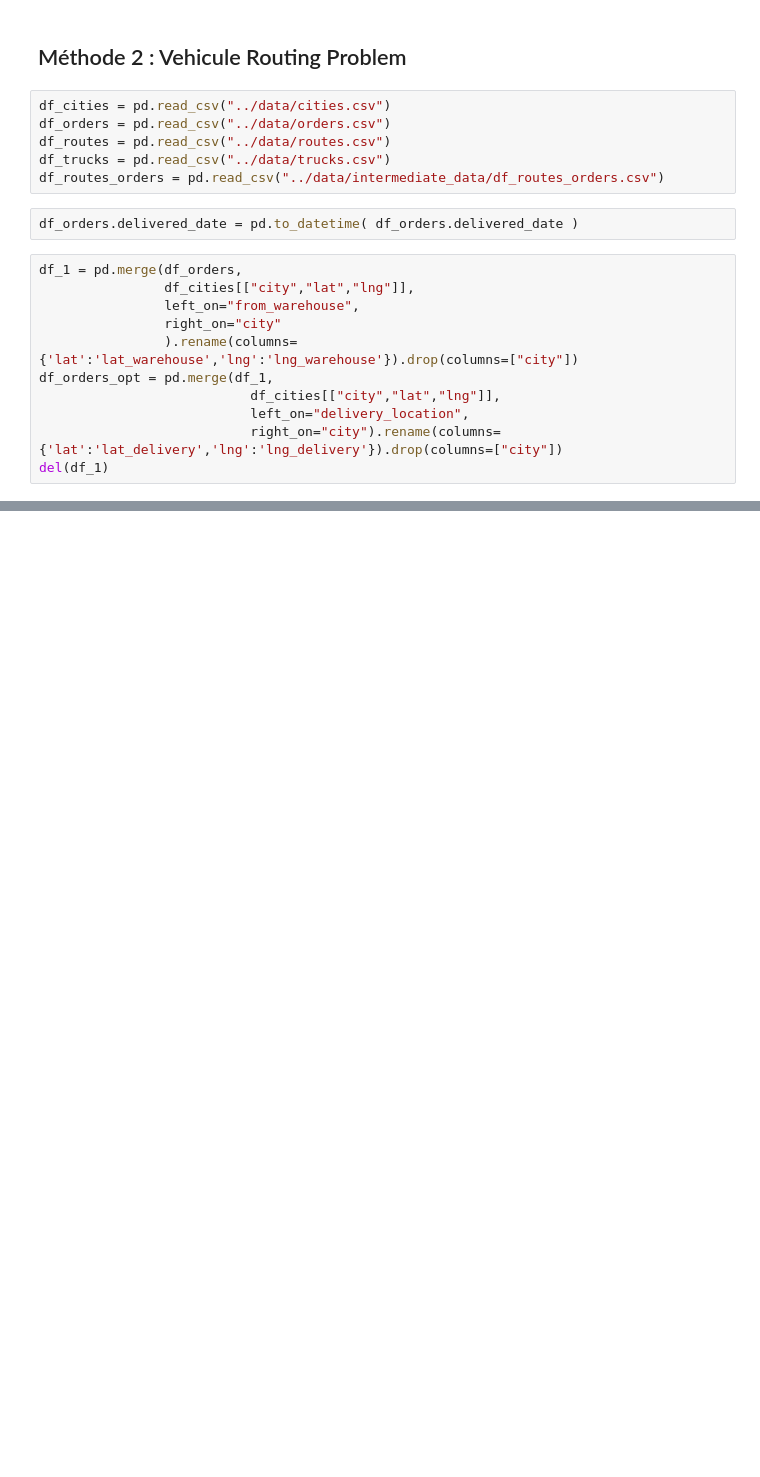
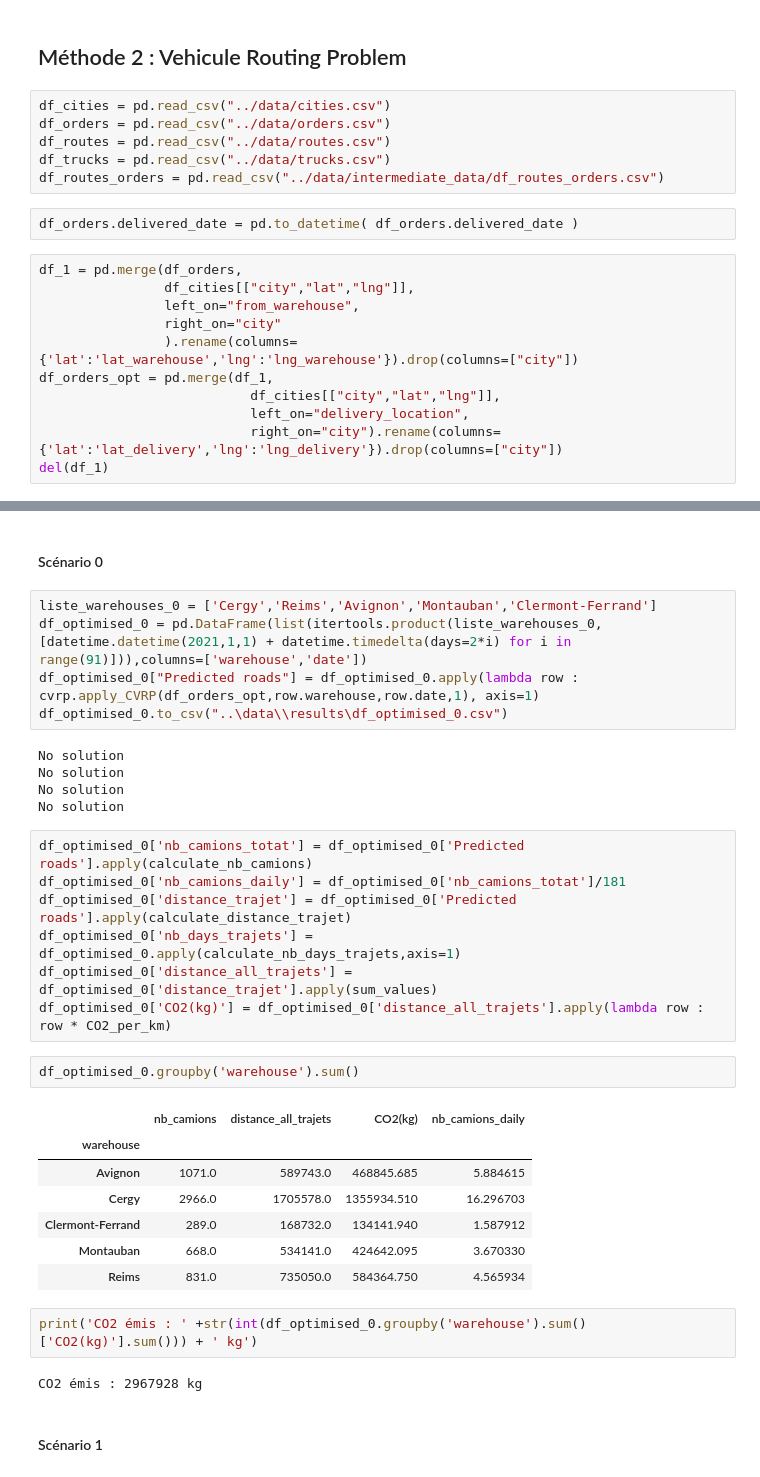
Before and after one commit to Pauline-25/Ekimetrics-Groupe-12, a Jupyter notebook: Notebooks/3_Optimisation_des_trajets.ipynb, the cells around one changed output, grey strips where cells are left out. Cells and saved outputs as stored; diff of their text form; blank space fills up the shorter version.

Commit message:
Calcul des scenarios et finalisation

```diff
--- a/Notebooks/3_Optimisation_des_trajets.ipynb
+++ b/Notebooks/3_Optimisation_des_trajets.ipynb
@@ -77,0 +102,35 @@ Total load of all routes: 715.58
+# %% [markdown]
+#### Scénario 0
+# %%
+liste_warehouses_0 = ['Cergy','Reims','Avignon','Montauban','Clermont-Ferrand']
+df_optimised_0 = pd.DataFrame(list(itertools.product(liste_warehouses_0,[datetime.datetime(2021,1,1) + datetime.timedelta(days=2*i) for i in range(91)])),columns=['warehouse','date'])
+df_optimised_0["Predicted roads"] = df_optimised_0.apply(lambda row : cvrp.apply_CVRP(df_orders_opt,row.warehouse,row.date,1), axis=1)
+df_optimised_0.to_csv("..\data\\results\df_optimised_0.csv")
+# %% [output]
+No solution
+No solution
+No solution
+No solution
+# %%
+df_optimised_0['nb_camions_totat'] = df_optimised_0['Predicted roads'].apply(calculate_nb_camions)
+df_optimised_0['nb_camions_daily'] = df_optimised_0['nb_camions_totat']/181
+df_optimised_0['distance_trajet'] = df_optimised_0['Predicted roads'].apply(calculate_distance_trajet)
+df_optimised_0['nb_days_trajets'] = df_optimised_0.apply(calculate_nb_days_trajets,axis=1)
+df_optimised_0['distance_all_trajets'] = df_optimised_0['distance_trajet'].apply(sum_values)
+df_optimised_0['CO2(kg)'] = df_optimised_0['distance_all_trajets'].apply(lambda row : row * CO2_per_km)
+# %%
+df_optimised_0.groupby('warehouse').sum()
+# %% [output]
+|  | nb_camions | distance_all_trajets | CO2(kg) | nb_camions_daily |
+| warehouse |  |  |  |  |
+| Avignon | 1071.0 | 589743.0 | 468845.685 | 5.884615 |
+| Cergy | 2966.0 | 1705578.0 | 1355934.510 | 16.296703 |
+| Clermont-Ferrand | 289.0 | 168732.0 | 134141.940 | 1.587912 |
+| Montauban | 668.0 | 534141.0 | 424642.095 | 3.670330 |
+| Reims | 831.0 | 735050.0 | 584364.750 | 4.565934 |
+# %%
+print('CO2 émis : ' +str(int(df_optimised_0.groupby('warehouse').sum()['CO2(kg)'].sum())) + ' kg')
+# %% [output]
+CO2 émis : 2967928 kg
+# %% [markdown]
+#### Scénario 1
```
Also changed, not shown: parts of 31 cells of this notebook, 18 other files.
